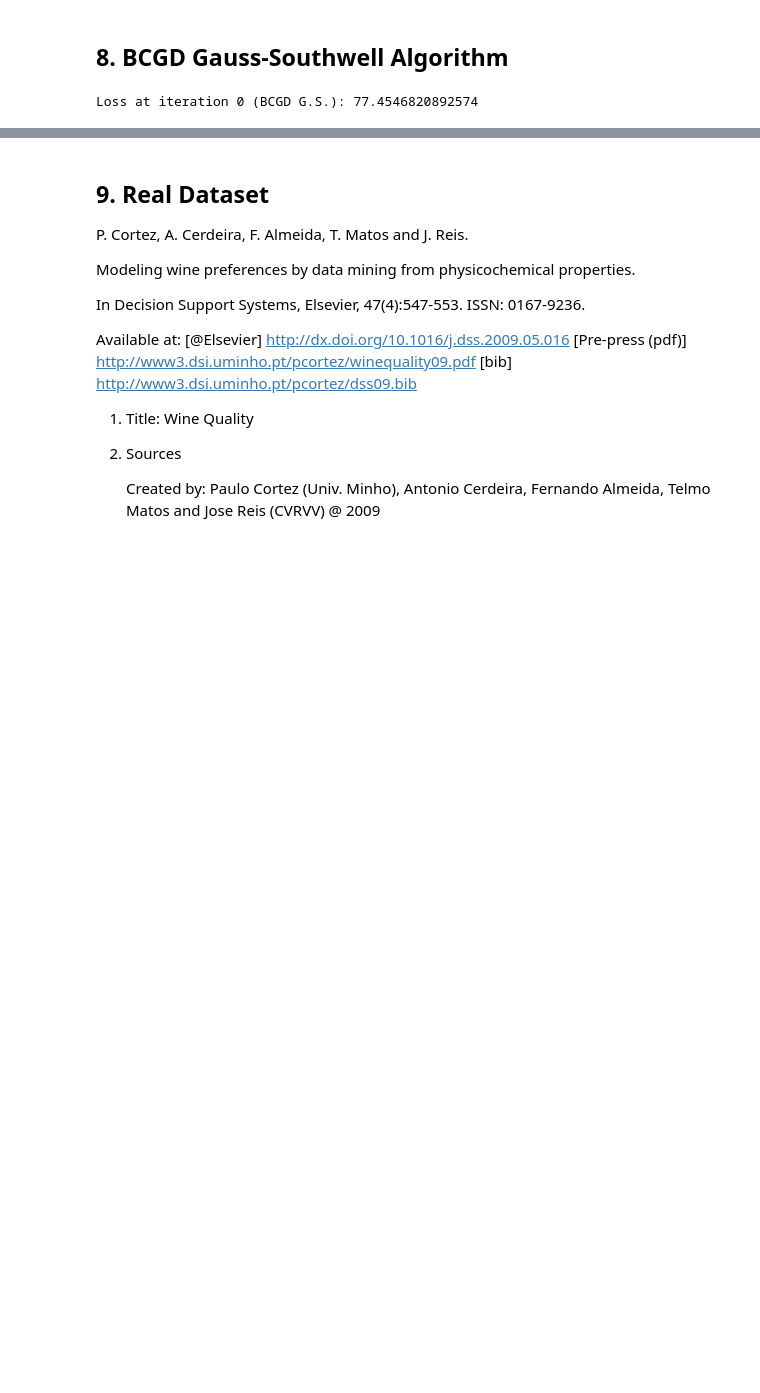
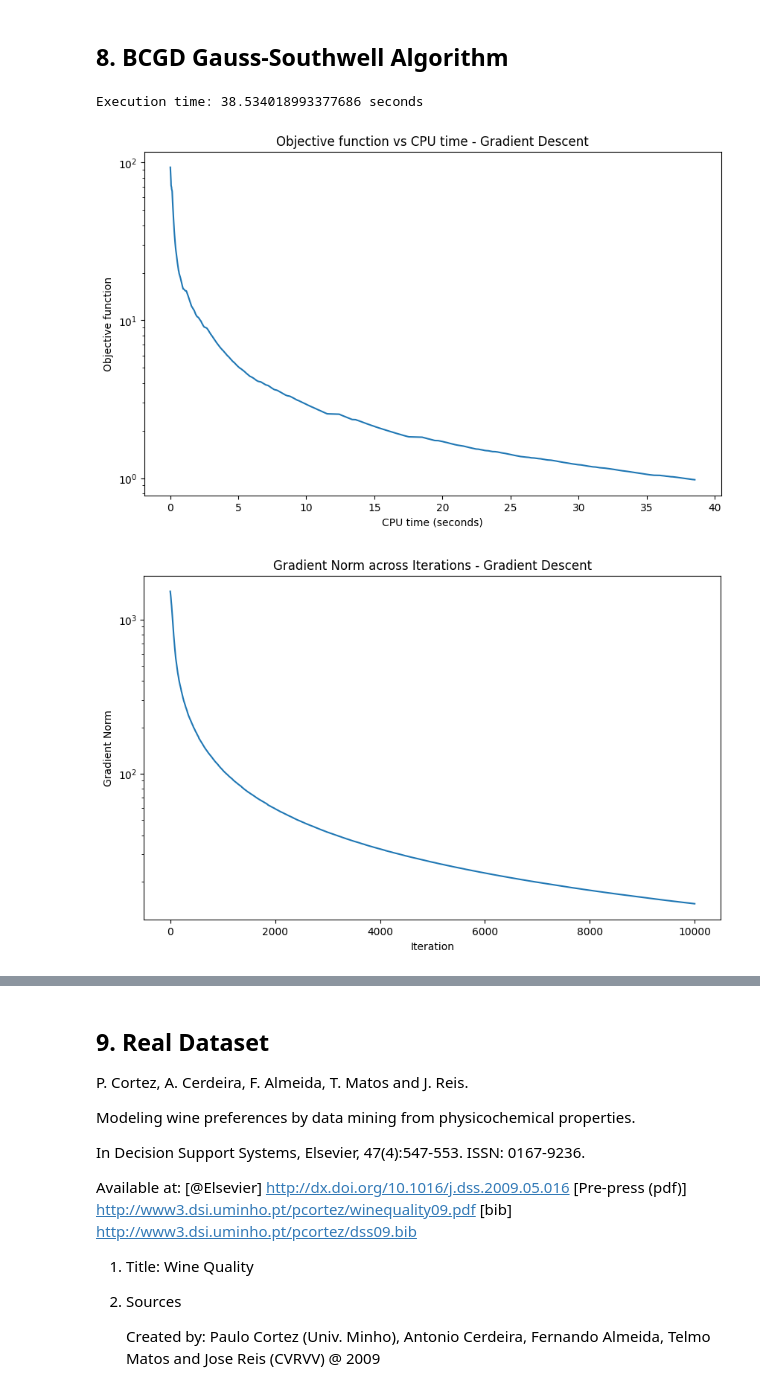
Before and after one commit to maloooon/Optimizing_Multi-Class_Logistic_Regression_with_Gradient-Based_Methods, a Jupyter notebook: HW1_CLEANED_CODE.ipynb, the cells around one changed output, grey strips where cells are left out. Drawn from its saved outputs; the diff is of its cells as text; code cells hidden in the pictures; blank space fills up the shorter version.

```diff
--- a/HW1_CLEANED_CODE.ipynb
+++ b/HW1_CLEANED_CODE.ipynb
@@ -185,2 +328,19 @@ def full_gradient(X,A,labels):
+# %%
+# Searching for the best cost function in terms of durational cost ; using the given partial derivative
+
+cost_functions = [cost_function_dummy, cost_function_1, cost_function_2, cost_function_3]
+times = []
+for cost_func in cost_functions:
+    X_0 = X.copy() # Reset to old matrix ; use copy to make a deep copy, such that changes in X_0 don't affect X
+    start_time = time.time()
+    _,_,_ = gradient_descent_final(X_0,A,labels,LR,cost_func,iterations=1000)
+    end_time = time.time()
+    duration = end_time - start_time
+    times.append(duration)
+
+plt.bar(['Cost Function Dummy', 'Cost Function 1', 'Cost Function 2', 'Cost Function 3'], times)
+plt.ylabel('Time (seconds)')
+plt.title('Time taken by each cost function')
+plt.show()
 # %% [markdown]
 ## 6. Gradient Descent Algorithm
@@ -220,11 +358,2 @@ Loss at iteration 0 (GD): 93.39358249527868
 # %% [markdown]
 ## 7. BCGD Randomized Rule
-# %%
-def BCGD_randomized(X,A,labels, iterations = 500):
-
-    X_0 = X
-    for i in range(iterations):
-        curr_c = random.randint(0,k-1)
-        print("Current Loss : {}".format(cost_function(X_0, A, labels)))
-        # Gradient step
-        X_0[:, curr_c] = X_0[:, curr_c] - 0.001 * partial_gradient(X_0,A,labels,curr_c)
@@ -283,5 +479,10 @@ def Gauss_Southwell(X,A, labels, iterations=20):
 # %%
 # Lest's see how it performs
-Gauss_Southwell(X,A,labels,iterations=20)
+X_values, gradient_norms_BCGD_GS, times_BCGD_GS = Gauss_Southwell_final(X,A,labels,LR, cost_function= cost_function_3,iterations= ITERATIONS)
+losses_BCGD_GS = [cost_function_3(X_val, A, labels) for X_val in X_values]
+
+plotting(times_BCGD_GS, losses_BCGD_GS, gradient_norms_BCGD_GS)
 # %% [output]
-Loss at iteration 0 (BCGD G.S.): 77.4546820892574
+Execution time: 38.534018993377686 seconds
+[figure, added]
+[figure, added]
```
Also changed, not shown: parts of 28 cells of this notebook.
